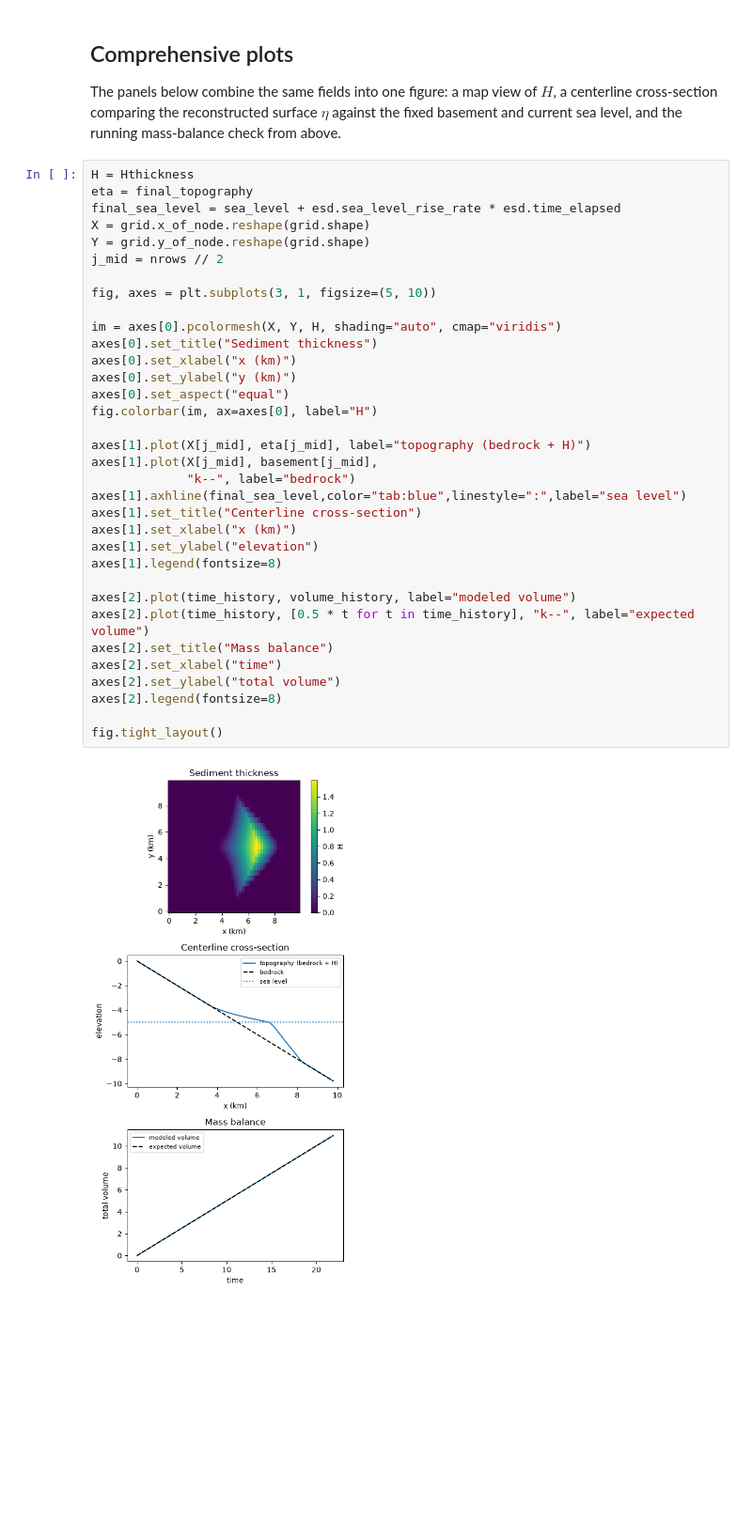
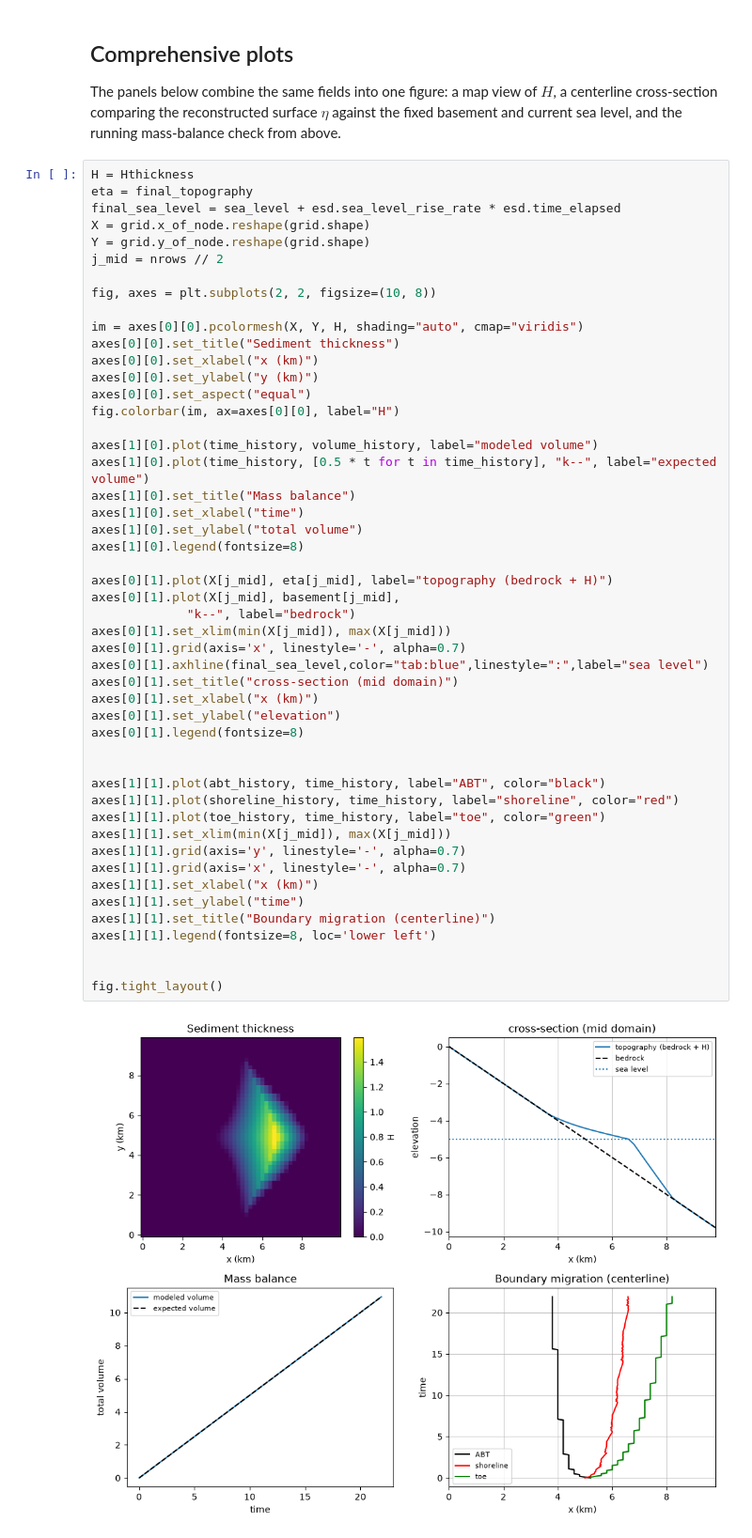
Before and after one commit to vietbuiminh/landlab, a Jupyter notebook: docs/source/tutorials/geoenthalpy_delta/geoenthalpy_delta.ipynb, the cells around one changed output. Shown at 94% size. Drawn from its saved outputs; the diff is of its cells as text; blank space fills up the shorter version.

```diff
--- a/docs/source/tutorials/geoenthalpy_delta/geoenthalpy_delta.ipynb
+++ b/docs/source/tutorials/geoenthalpy_delta/geoenthalpy_delta.ipynb
@@ -329,36 +364,51 @@ mass-balance check from above.
 # %%
 H = Hthickness
 eta = final_topography
 final_sea_level = sea_level + esd.sea_level_rise_rate * esd.time_elapsed
 X = grid.x_of_node.reshape(grid.shape)
 Y = grid.y_of_node.reshape(grid.shape)
 j_mid = nrows // 2
 
-fig, axes = plt.subplots(3, 1, figsize=(5, 10))
+fig, axes = plt.subplots(2, 2, figsize=(10, 8))
 
-im = axes[0].pcolormesh(X, Y, H, shading="auto", cmap="viridis")
-axes[0].set_title("Sediment thickness")
-axes[0].set_xlabel("x (km)")
-axes[0].set_ylabel("y (km)")
-axes[0].set_aspect("equal")
-fig.colorbar(im, ax=axes[0], label="H")
+im = axes[0][0].pcolormesh(X, Y, H, shading="auto", cmap="viridis")
+axes[0][0].set_title("Sediment thickness")
+axes[0][0].set_xlabel("x (km)")
+axes[0][0].set_ylabel("y (km)")
+axes[0][0].set_aspect("equal")
+fig.colorbar(im, ax=axes[0][0], label="H")
 
-axes[1].plot(X[j_mid], eta[j_mid], label="topography (bedrock + H)")
-axes[1].plot(X[j_mid], basement[j_mid],
+axes[1][0].plot(time_history, volume_history, label="modeled volume")
+axes[1][0].plot(time_history, [0.5 * t for t in time_history], "k--", label="expected volume")
+axes[1][0].set_title("Mass balance")
+axes[1][0].set_xlabel("time")
+axes[1][0].set_ylabel("total volume")
+axes[1][0].legend(fontsize=8)
+
+axes[0][1].plot(X[j_mid], eta[j_mid], label="topography (bedrock + H)")
+axes[0][1].plot(X[j_mid], basement[j_mid],
              "k--", label="bedrock")
-axes[1].axhline(final_sea_level,color="tab:blue",linestyle=":",label="sea level")
-axes[1].set_title("Centerline cross-section")
-axes[1].set_xlabel("x (km)")
-axes[1].set_ylabel("elevation")
-axes[1].legend(fontsize=8)
+axes[0][1].set_xlim(min(X[j_mid]), max(X[j_mid]))
+axes[0][1].grid(axis='x', linestyle='-', alpha=0.7)
+axes[0][1].axhline(final_sea_level,color="tab:blue",linestyle=":",label="sea level")
+axes[0][1].set_title("cross-section (mid domain)")
+axes[0][1].set_xlabel("x (km)")
+axes[0][1].set_ylabel("elevation")
+axes[0][1].legend(fontsize=8)
 
-axes[2].plot(time_history, volume_history, label="modeled volume")
-axes[2].plot(time_history, [0.5 * t for t in time_history], "k--", label="expected volume")
-axes[2].set_title("Mass balance")
-axes[2].set_xlabel("time")
-axes[2].set_ylabel("total volume")
-axes[2].legend(fontsize=8)
+
+axes[1][1].plot(abt_history, time_history, label="ABT", color="black")
+axes[1][1].plot(shoreline_history, time_history, label="shoreline", color="red")
+axes[1][1].plot(toe_history, time_history, label="toe", color="green")
+axes[1][1].set_xlim(min(X[j_mid]), max(X[j_mid]))
+axes[1][1].grid(axis='y', linestyle='-', alpha=0.7)
+axes[1][1].grid(axis='x', linestyle='-', alpha=0.7)
+axes[1][1].set_xlabel("x (km)")
+axes[1][1].set_ylabel("time")
+axes[1][1].set_title("Boundary migration (centerline)")
+axes[1][1].legend(fontsize=8, loc='lower left')
+
 
 fig.tight_layout()
 # %% [output]
-[figure, old version]
+[figure, new version]
```
Also changed, not shown: parts of 2 cells of this notebook.
